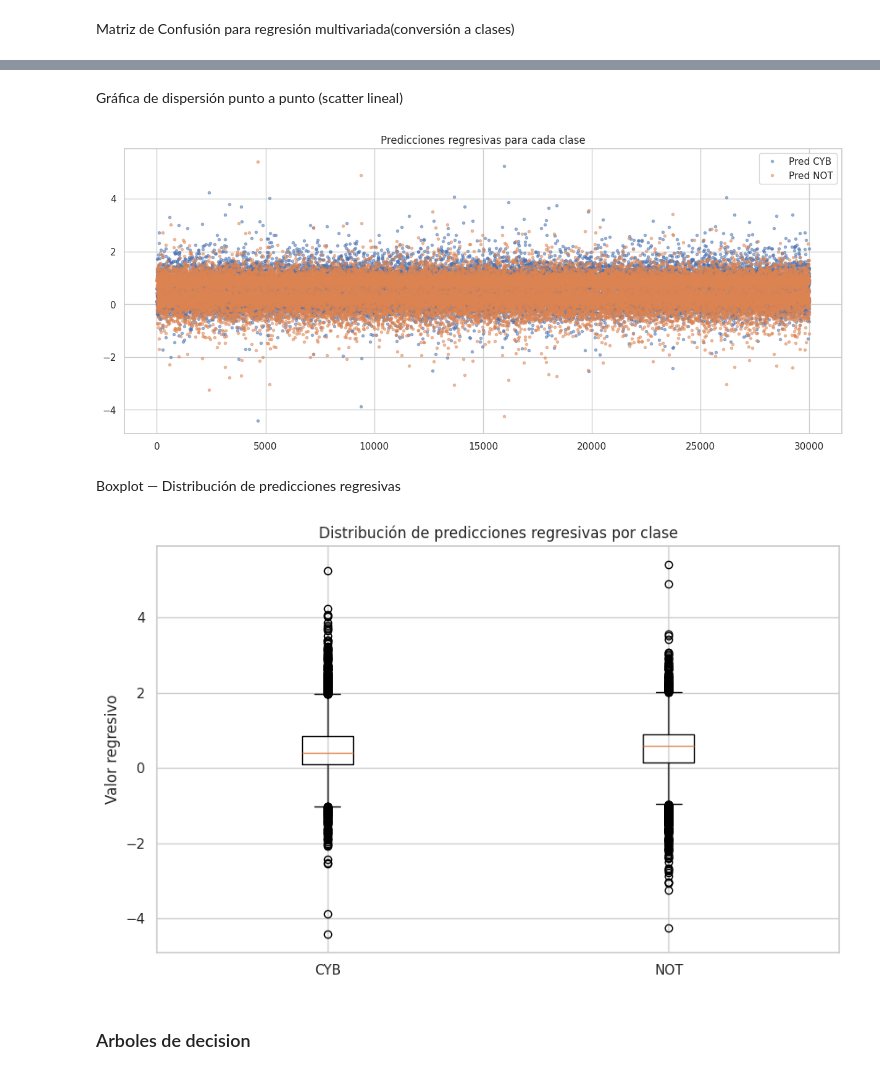
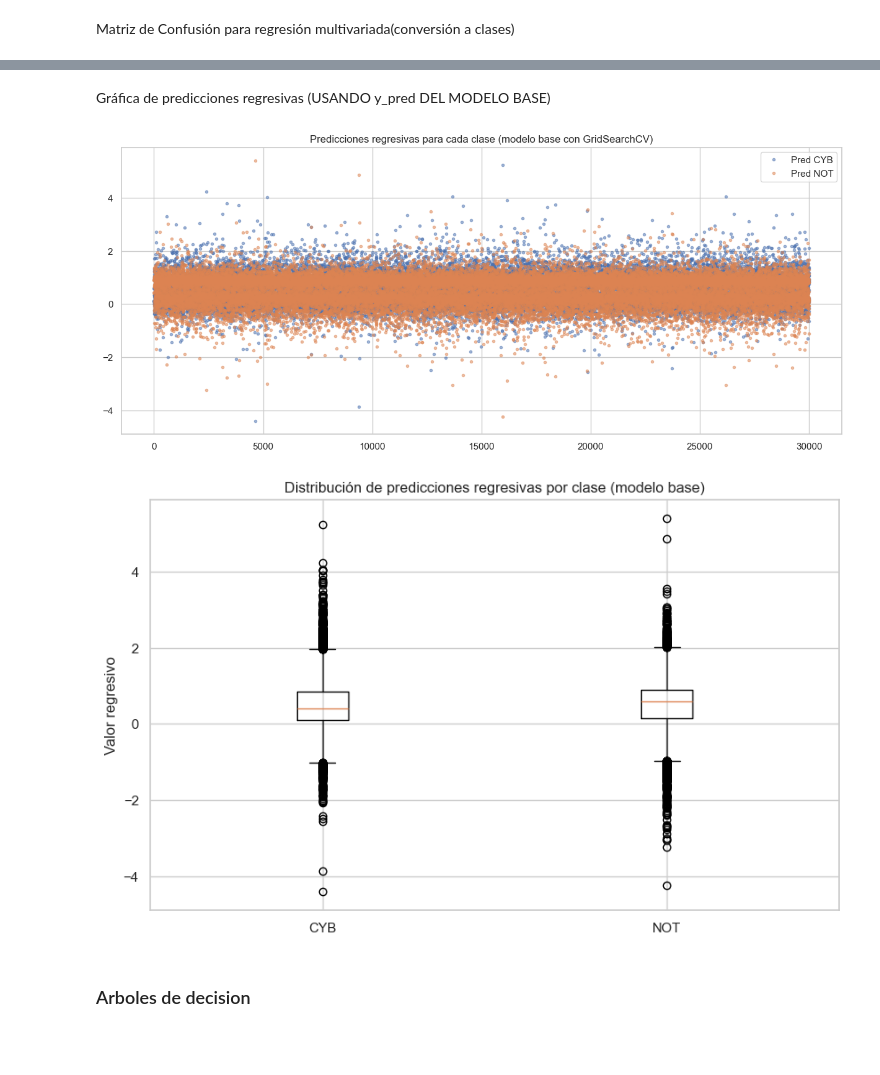
Before and after one commit to AnaKarina15/Aprendizaje-de-maquinas-supervisado, a Jupyter notebook: Ciberbullying_.ipynb, the cells around one changed output, grey strips where cells are left out. Drawn from its saved outputs; the diff is of its cells as text; code cells hidden in the pictures; blank space fills up the shorter version.

```diff
--- a/Ciberbullying_.ipynb
+++ b/Ciberbullying_.ipynb
@@ -1679,15 +1708,32 @@ Y_test_multi  = pd.get_dummies(y_test)
 
 # Aseguramos que ambas tengan las mismas columnas en el mismo orden
 Y_test_multi = Y_test_multi.reindex(columns=Y_train_multi.columns, fill_value=0)
+# %%
+from sklearn.model_selection import KFold, GridSearchCV
+cv = KFold(n_splits=5, shuffle=True, random_state=42)
+
+# LinearRegression casi no tiene hiperparámetros, pero usamos fit_intercept
+param_grid = {
+    "fit_intercept": [True, False]
+}
 # %%
 from sklearn.linear_model import LinearRegression
 from sklearn.metrics import mean_squared_error, r2_score
 
-lr_multi = LinearRegression()
-lr_multi.fit(Xtrain, Y_train_multi)
+gs_multi = GridSearchCV(
+    estimator=LinearRegression(),
+    param_grid=param_grid,
+    cv=cv,
+    scoring="neg_mean_squared_error",
+    n_jobs=-1
+)
 
-y_pred = lr_multi.predict(Xtest)
+gs_multi.fit(Xtrain, Y_train_multi)
 
-print("MSE(Error Cuadrático Medio):", mean_squared_error(Y_test_multi, y_pred, multioutput='uniform_average'))
-print("R2(Coeficiente de Determinación) :", r2_score(Y_test_multi, y_pred, multioutput='uniform_average'))
+print("Mejores parámetros (sin selección):", gs_multi.best_params_)
+
+y_pred = gs_multi.predict(Xtest)
+
+print("MSE(Error Cuadrático Medio) sin selección:", mean_squared_error(Y_test_multi, y_pred, multioutput='uniform_average'))
+print("R2(Coeficiente de Determinación) sin selección:", r2_score(Y_test_multi, y_pred, multioutput='uniform_average'))
 # %% [output]
@@ -1732,5 +1798,3 @@ R2(Coeficiente de Determinación) FRE: 0.6921335722396604
 # %% [markdown]
 Matriz de Confusión para regresión multivariada(conversión a clases)
-# %%
-y_pred = lr_multi.predict(Xtest)
 # %%
@@ -1770,33 +1826,27 @@ not_cyberbullying       0.90      0.95      0.92     15076
          accuracy                           0.92     29997
         macro avg       0.92      0.92      0.92     29997
      weighted avg       0.92      0.92      0.92     29997
-# %% [markdown]
-Gráfica de dispersión punto a punto (scatter lineal)
+# %% [markdown]
+Gráfica de predicciones regresivas (USANDO y_pred DEL MODELO BASE)
 # %%
 plt.figure(figsize=(15,6))
 plt.plot(y_pred[:,0], '.', alpha=0.5, label='Pred CYB')
 plt.plot(y_pred[:,1], '.', alpha=0.5, label='Pred NOT')
-plt.title("Predicciones regresivas para cada clase")
+plt.title("Predicciones regresivas para cada clase (modelo base con GridSearchCV)")
 plt.legend()
 plt.show()
+
+cyb_pred = y_pred[:,0]
+not_pred = y_pred[:,1]
+
+plt.figure(figsize=(10,6))
+plt.boxplot([cyb_pred, not_pred], labels=['CYB', 'NOT'])
+plt.title("Distribución de predicciones regresivas por clase (modelo base)")
+plt.ylabel("Valor regresivo")
+plt.show()
 # %% [output]
-[figure, old version]
+[figure, new version]
+[figure, added]
-# %% [markdown]
-Boxplot — Distribución de predicciones regresivas
-# %%
-import numpy as np
-import matplotlib.pyplot as plt
-
-cyb_pred = y_pred[:,0]
-not_pred = y_pred[:,1]
-
-plt.figure(figsize=(10,6))
-plt.boxplot([cyb_pred, not_pred], labels=['CYB', 'NOT'])
-plt.title("Distribución de predicciones regresivas por clase")
-plt.ylabel("Valor regresivo")
-plt.show()
-# %% [output]
-[figure, removed]
 # %% [markdown]
 ### Arboles de decision
 # %%
```
Also changed, not shown: parts of 57 cells of this notebook, 2 other files.
